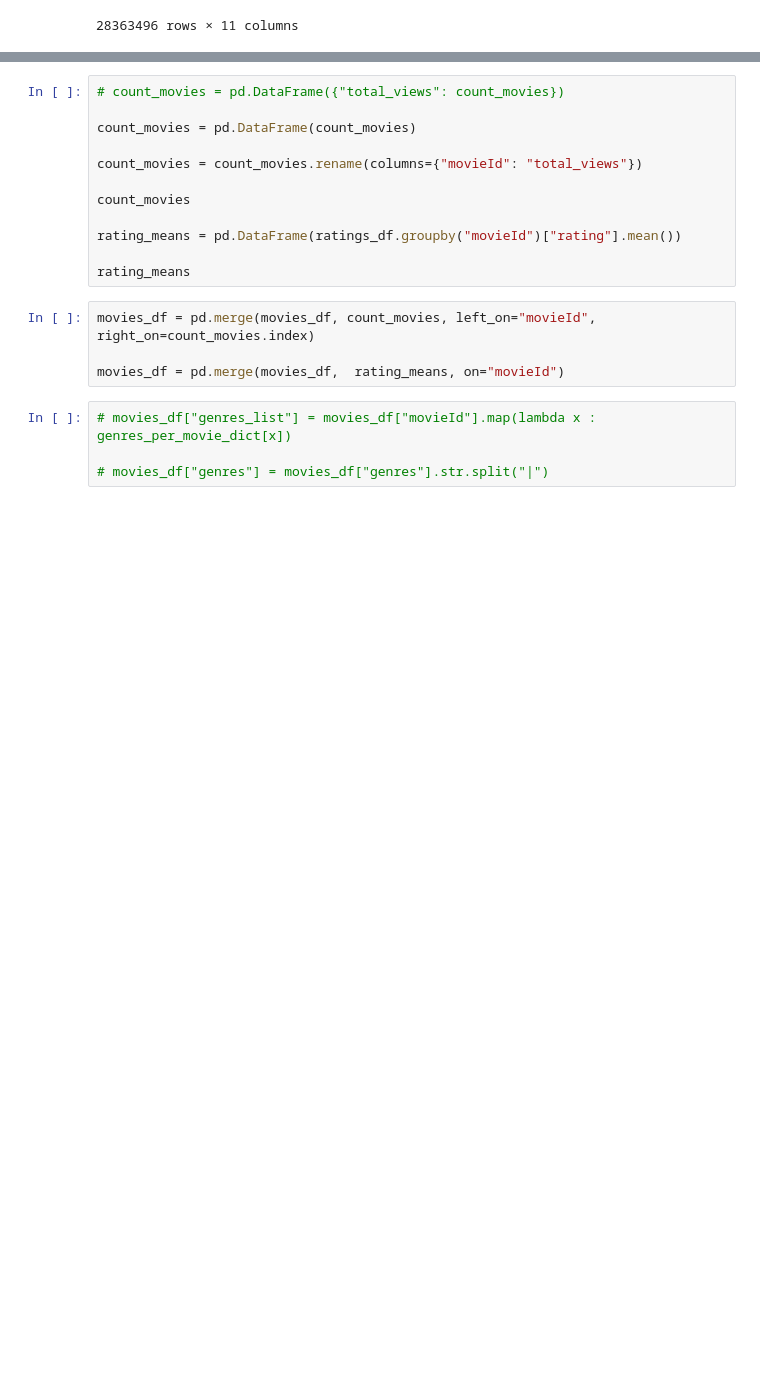
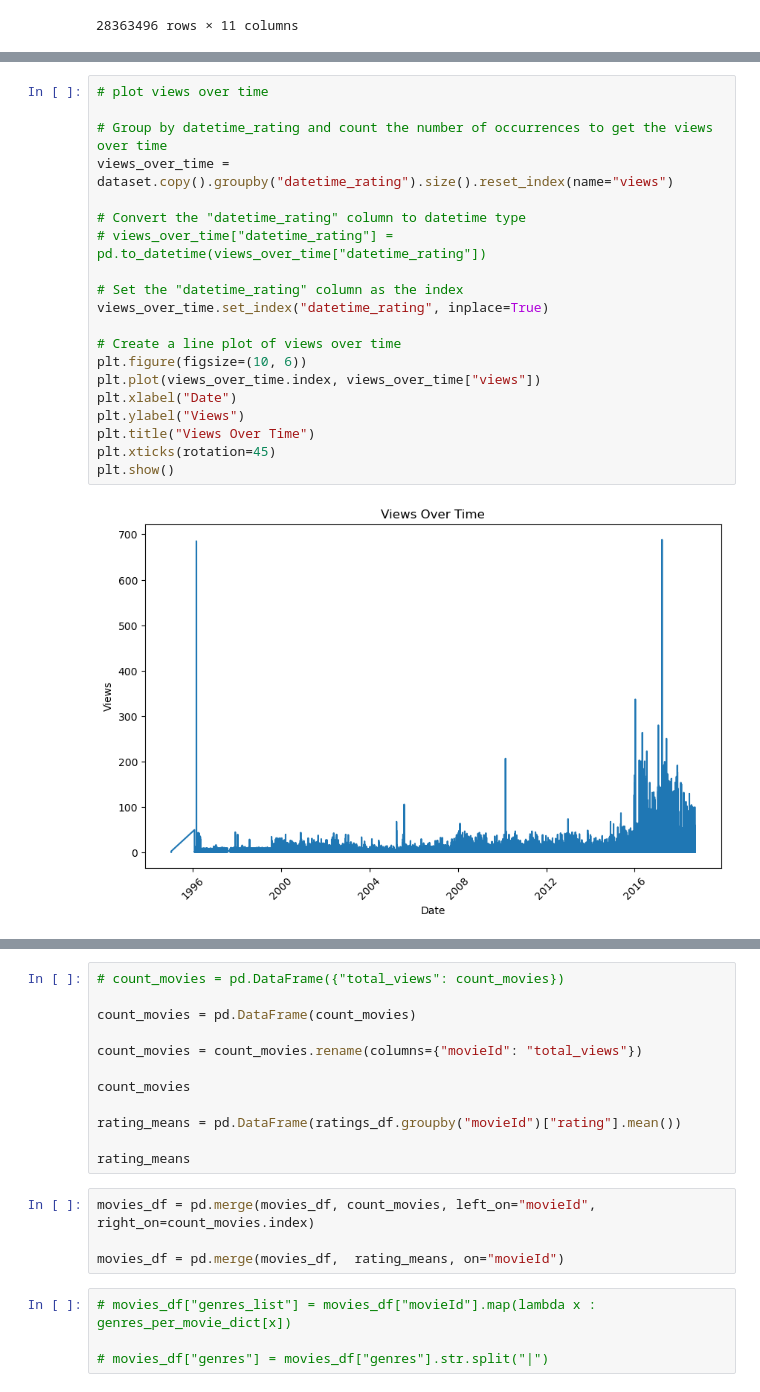
Before and after one commit to cesareressa/data_analysis, a Jupyter notebook: exploratory_analysis.ipynb, the cells around one changed output, grey strips where cells are left out. Saved outputs shown, nothing was run; the diff lists cells and outputs as text; blank space fills up the shorter version.

```diff
--- a/exploratory_analysis.ipynb
+++ b/exploratory_analysis.ipynb
@@ -476,0 +283,22 @@ count_movies = df_complete.movieId.value_counts()
+# %%
+# plot views over time
+
+# Group by datetime_rating and count the number of occurrences to get the views over time
+views_over_time = dataset.copy().groupby("datetime_rating").size().reset_index(name="views")
+
+# Convert the "datetime_rating" column to datetime type
+# views_over_time["datetime_rating"] = pd.to_datetime(views_over_time["datetime_rating"])
+
+# Set the "datetime_rating" column as the index
+views_over_time.set_index("datetime_rating", inplace=True)
+
+# Create a line plot of views over time
+plt.figure(figsize=(10, 6))
+plt.plot(views_over_time.index, views_over_time["views"])
+plt.xlabel("Date")
+plt.ylabel("Views")
+plt.title("Views Over Time")
+plt.xticks(rotation=45)
+plt.show()
+# %% [output]
+[figure, added]
```
Also changed, not shown: parts of 66 cells of this notebook.
